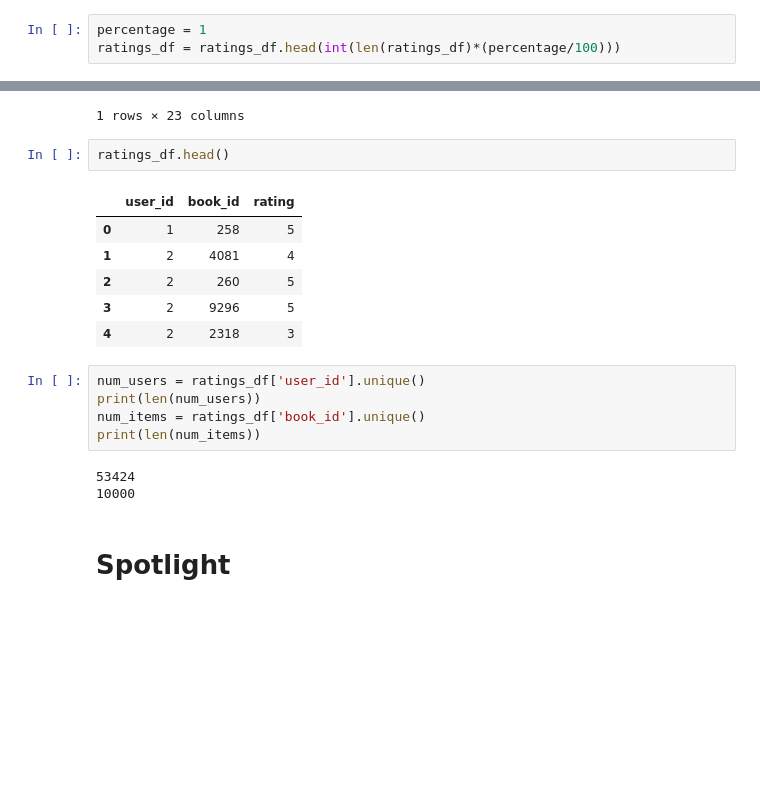
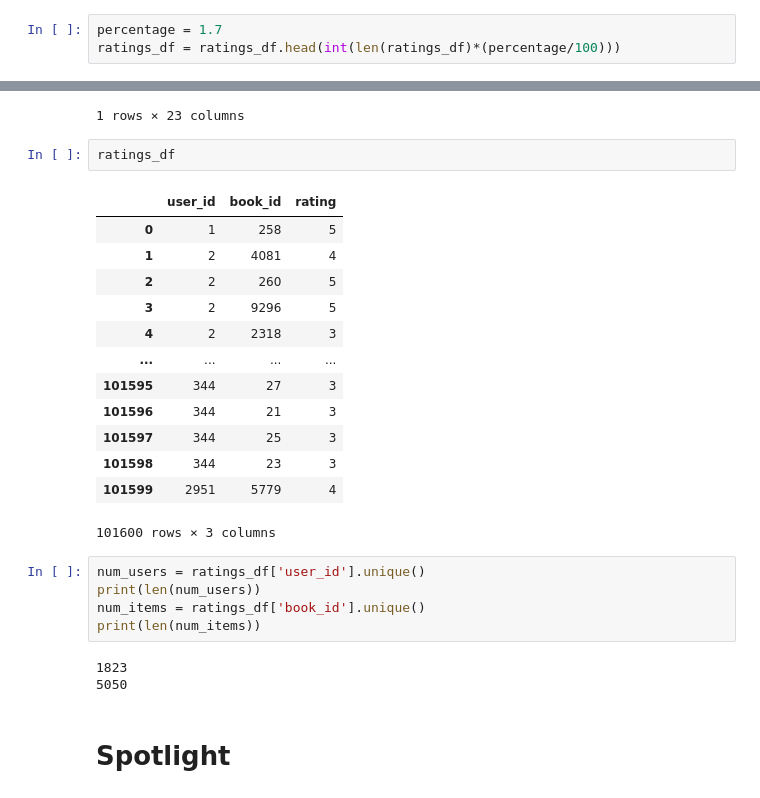
Before and after one commit to papadopoulosMichail/RecSys-using-LearningToRank, a Jupyter notebook: GoodBooks/GoodBooks.ipynb, the cells around one changed output, grey strips where cells are left out. Drawn from its saved outputs; the diff is of its cells as text; blank space fills up the shorter version.

```diff
--- a/GoodBooks/GoodBooks.ipynb
+++ b/GoodBooks/GoodBooks.ipynb
@@ -14,7 +14,7 @@ tags_df = pd.read_csv('C:/Users/papad/Desktop/goodbooks-10k-master/goodbooks-10k
 # %% [markdown]
 # Dataset
 # %%
-percentage = 1
+percentage = 1.7
 ratings_df = ratings_df.head(int(len(ratings_df)*(percentage/100)))
 # %%
 books_df[books_df['book_id']==9439]
@@ -23,22 +23,29 @@ books_df[books_df['book_id']==9439]
 | 9438 | 9439 | 35539 | 35539 | 1654509 | 17 | 316013315 | 9.780316e+12 | Bob Spitz | ... |
 1 rows × 23 columns
 # %%
-ratings_df.head()
+ratings_df
 # %% [output]
 |  | user_id | book_id | rating |
 | 0 | 1 | 258 | 5 |
 | 1 | 2 | 4081 | 4 |
 | 2 | 2 | 260 | 5 |
 | 3 | 2 | 9296 | 5 |
 | 4 | 2 | 2318 | 3 |
+| ... | ... | ... | ... |
+| 101595 | 344 | 27 | 3 |
+| 101596 | 344 | 21 | 3 |
+| 101597 | 344 | 25 | 3 |
+| 101598 | 344 | 23 | 3 |
+| 101599 | 2951 | 5779 | 4 |
+101600 rows × 3 columns
 # %%
 num_users = ratings_df['user_id'].unique()
 print(len(num_users))
 num_items = ratings_df['book_id'].unique()
 print(len(num_items))
 # %% [output]
-53424
-10000
+1823
+5050
 # %% [markdown]
 # Spotlight
 # %% [markdown]
```
Also changed, not shown: parts of 65 cells of this notebook.
